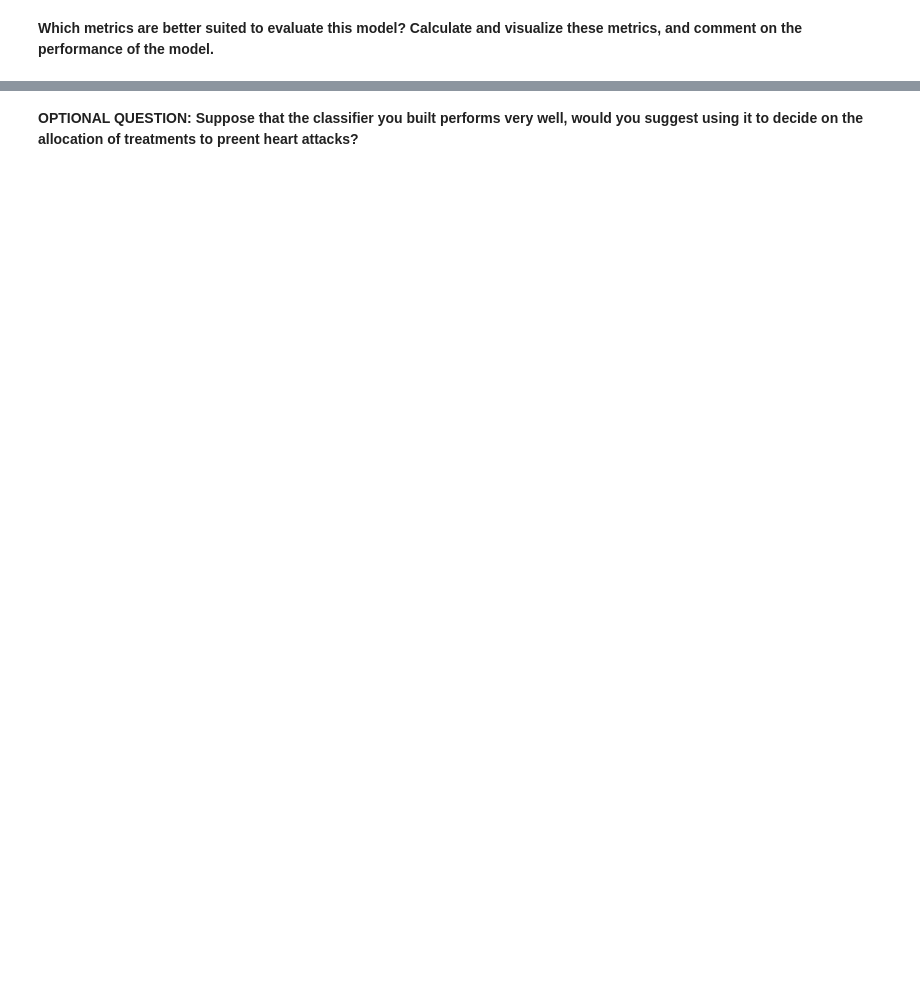
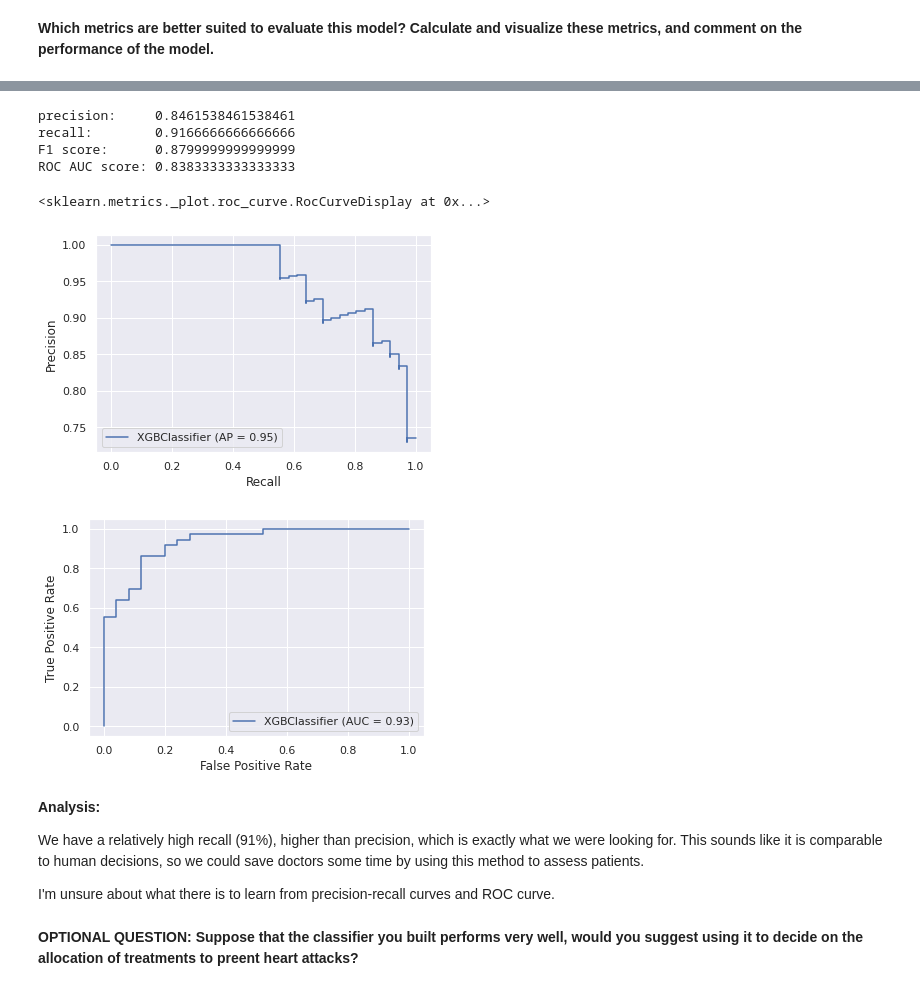
Before and after one commit to fedj99/robot_judge_2021, a Jupyter notebook: homeworks/HW05.ipynb, the cells around one changed output, grey strips where cells are left out. Drawn from its saved outputs; the diff is of its cells as text; code cells hidden in the pictures; blank space fills up the shorter version.

```diff
--- a/homeworks/HW05.ipynb
+++ b/homeworks/HW05.ipynb
@@ -123,2 +196,35 @@ from sklearn.metrics import (precision_score, recall_score, f1_score, precision_
+# %%
+from sklearn.metrics import (precision_score, recall_score, f1_score, plot_precision_recall_curve,
+                             balanced_accuracy_score, plot_roc_curve, auc, roc_auc_score)
+
+# Balanced accuracy score used before already, although not necessary
+
+prec = precision_score(y_test, y_pred)
+rec = recall_score(y_test, y_pred)
+f1 = f1_score(y_test, y_pred)
+auc_score = roc_auc_score(y_test, y_pred)
+
+print("precision:    ", prec)
+print("recall:       ", rec)
+print("F1 score:     ", f1)
+print("ROC AUC score:", auc_score)
+
+plot_precision_recall_curve(xgb_class, X_test, y_test)
+
+plot_roc_curve(xgb_class, X_test, y_test)
+# %% [output]
+precision:     0.8461538461538461
+recall:        0.9166666666666666
+F1 score:      0.8799999999999999
+ROC AUC score: 0.8383333333333333
+<sklearn.metrics._plot.roc_curve.RocCurveDisplay at 0x...>
+[figure, added]
+[figure, added]
+# %% [markdown]
+**Analysis:**
+
+We have a relatively high recall (91%), higher than precision, which is exactly what we were looking for. This sounds like it is comparable to human decisions, so we could save doctors some time by using this method to assess patients.
+
+I'm unsure about what there is to learn from precision-recall curves and ROC curve.
 # %% [markdown]
 **OPTIONAL QUESTION: Suppose that the classifier you built performs very well, would you suggest using it to decide on the allocation of treatments to preent heart attacks?**
```
Also changed, not shown: parts of 8 cells of this notebook.
